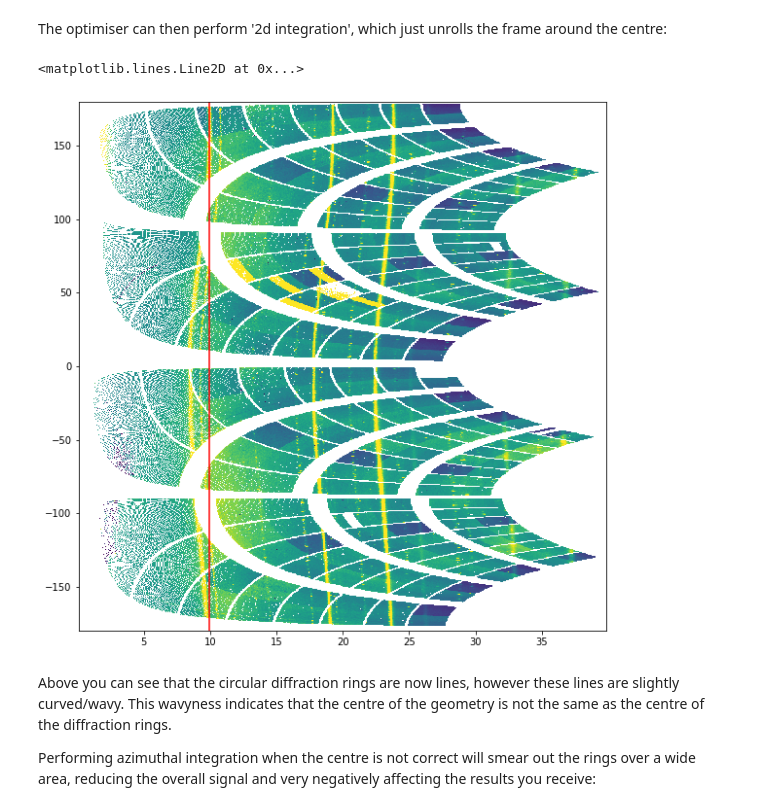
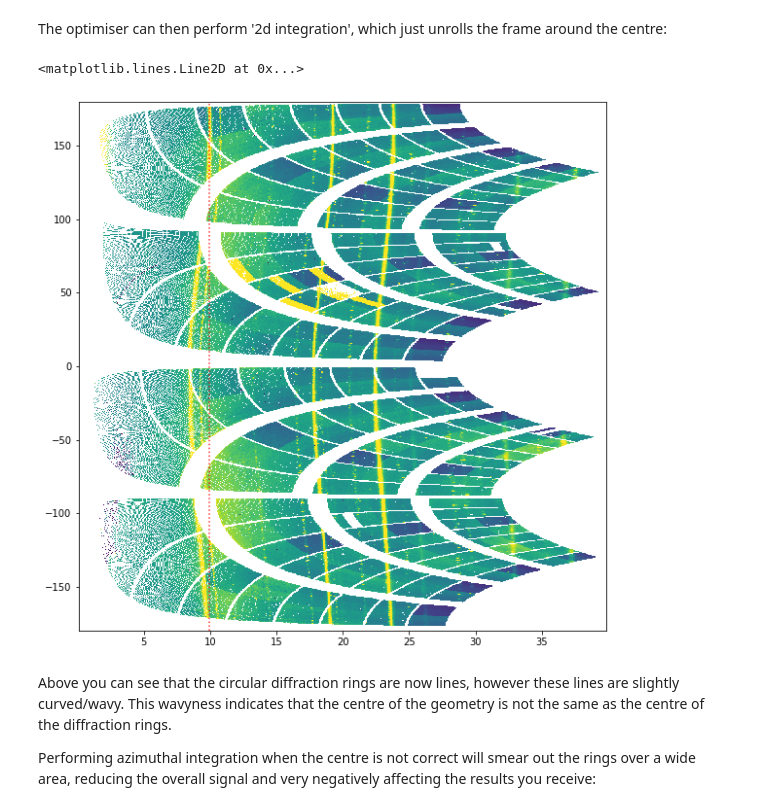
Before and after one commit to European-XFEL/geoAssembler, a Jupyter notebook: docs/centreOptimiser-tutorial.ipynb, the cells around one changed output. Cells and saved outputs as stored; diff of their text form; code cells hidden in the pictures.

Commit message:
Improve plotting in tutorial notebook

```diff
--- a/docs/centreOptimiser-tutorial.ipynb
+++ b/docs/centreOptimiser-tutorial.ipynb
@@ -44,6 +44,8 @@ else:
 centreOptimiser provides a convenient averaging function for AGIPD which applies some additional masking (e.g. to the edges of the ASICS and to known bad regions of the detector), this does not need to be used though, any 2d array can be used with the optimiser
 # %%
 if run_available:
+    train_index = 60
+
     run = run.select('*/DET/*', 'image.*')
     train_data = run.train_from_index(train_index)[1]
 
@@ -101,17 +103,17 @@ brightest_ring_idx = np.where(misaligned_1dint == np.nanmax(misaligned_1dint))[0
 # %%
 plt.figure(figsize=(12, 10))
 plt.imshow(np.clip(misaligned_2dint, 0, 600),
     extent=(
         min(misaligned_2dint_r), max(misaligned_2dint_r),
         min(misaligned_2dint_a), max(misaligned_2dint_a)
     ),
    aspect=(max(misaligned_2dint_r)/max(misaligned_2dint_a)/2),
    interpolation='nearest'
 )
-plt.axvline(misaligned_2dint_r[brightest_ring_idx], color='r')
+plt.axvline(misaligned_2dint_r[brightest_ring_idx], color='r', linestyle=':', alpha=0.8)
 # %% [output]
 <matplotlib.lines.Line2D at 0x...>
-[figure, old version]
+[figure, new version]
 # %% [markdown]
 Above you can see that the circular diffraction rings are now lines, however these lines are slightly curved/wavy. This wavyness indicates that the centre of the geometry is not the same as the centre of the diffraction rings.
 
```
Also changed, not shown: parts of 5 cells of this notebook.
